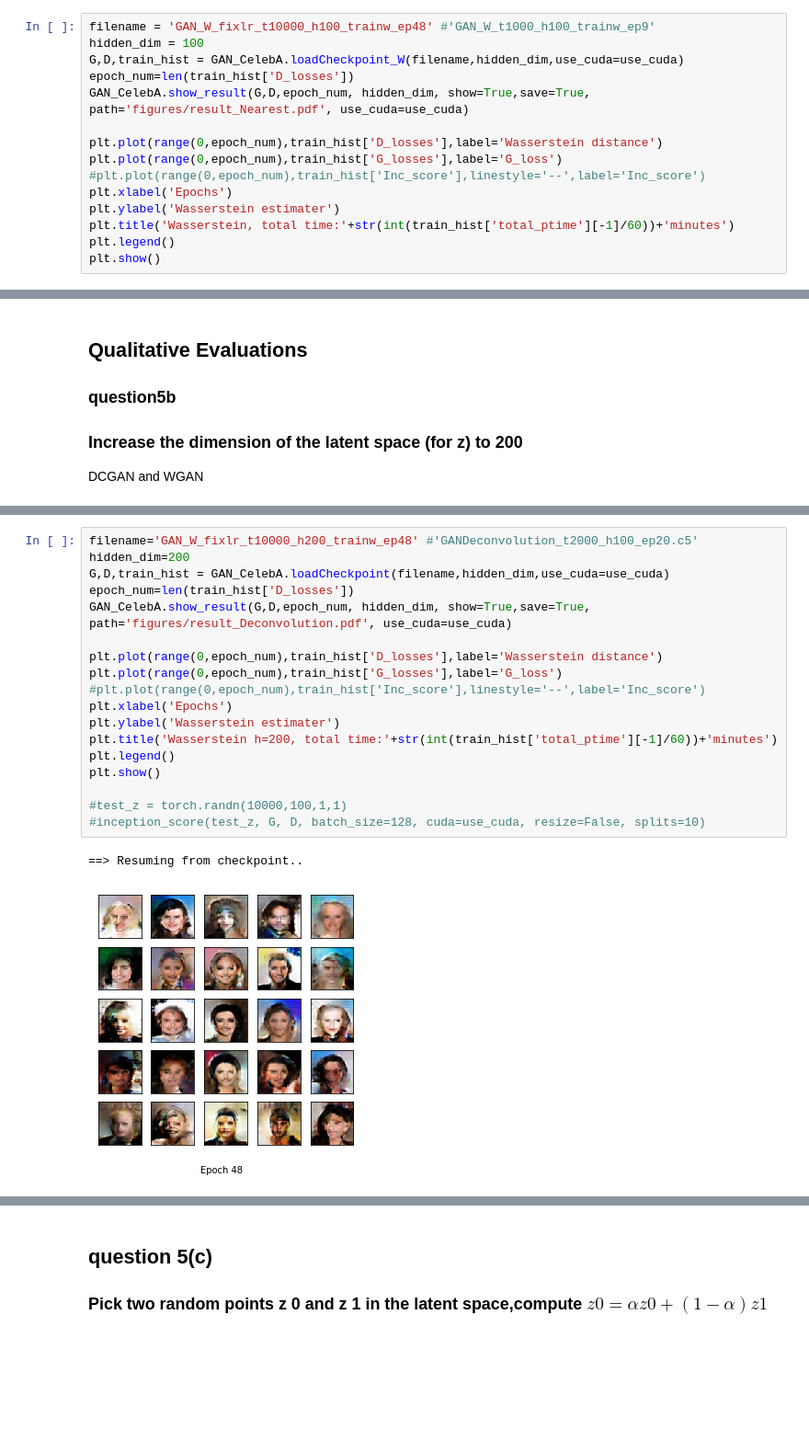
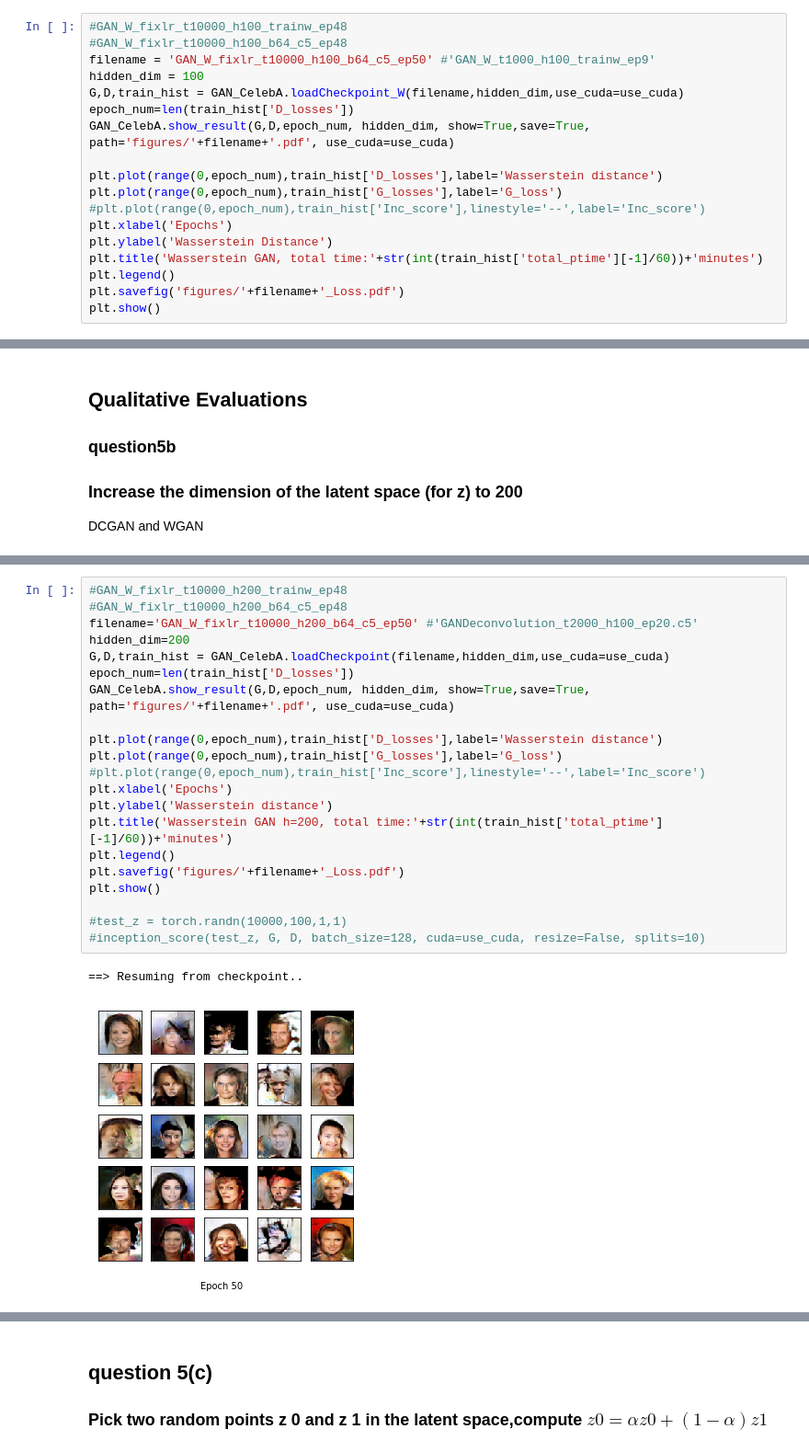
Before and after one commit to fanxiao001/ift6135-assignment, a Jupyter notebook: assignment4/ift6135_hwk4.ipynb, the cells around one changed output, grey strips where cells are left out. Shown at 92% size. Cells and saved outputs as stored; diff of their text form; blank space fills up the shorter version.

```diff
--- a/assignment4/ift6135_hwk4.ipynb
+++ b/assignment4/ift6135_hwk4.ipynb
@@ -229,19 +219,22 @@ Avg per epoch ptime: 302.78s, total 30 epochs ptime: 10506.59s
 # %% [markdown]
 ## Wasserstein GAN (question4-5)
 # %%
-filename = 'GAN_W_fixlr_t10000_h100_trainw_ep48' #'GAN_W_t1000_h100_trainw_ep9'
+#GAN_W_fixlr_t10000_h100_trainw_ep48
+#GAN_W_fixlr_t10000_h100_b64_c5_ep48
+filename = 'GAN_W_fixlr_t10000_h100_b64_c5_ep50' #'GAN_W_t1000_h100_trainw_ep9'
 hidden_dim = 100
 G,D,train_hist = GAN_CelebA.loadCheckpoint_W(filename,hidden_dim,use_cuda=use_cuda)
 epoch_num=len(train_hist['D_losses'])
-GAN_CelebA.show_result(G,D,epoch_num, hidden_dim, show=True,save=True, path='figures/result_Nearest.pdf', use_cuda=use_cuda)
+GAN_CelebA.show_result(G,D,epoch_num, hidden_dim, show=True,save=True, path='figures/'+filename+'.pdf', use_cuda=use_cuda)
 
 plt.plot(range(0,epoch_num),train_hist['D_losses'],label='Wasserstein distance')
 plt.plot(range(0,epoch_num),train_hist['G_losses'],label='G_loss')
 #plt.plot(range(0,epoch_num),train_hist['Inc_score'],linestyle='--',label='Inc_score')
 plt.xlabel('Epochs')
-plt.ylabel('Wasserstein estimater')
-plt.title('Wasserstein, total time:'+str(int(train_hist['total_ptime'][-1]/60))+'minutes')
+plt.ylabel('Wasserstein Distance')
+plt.title('Wasserstein GAN, total time:'+str(int(train_hist['total_ptime'][-1]/60))+'minutes')
 plt.legend()
+plt.savefig('figures/'+filename+'_Loss.pdf')
 plt.show()
 # %% [output]
 ==> Resuming from checkpoint..
@@ -282,22 +278,25 @@ plt.show()
 [figure]
 # %%
-filename='GAN_W_fixlr_t10000_h200_trainw_ep48' #'GANDeconvolution_t2000_h100_ep20.c5'
+#GAN_W_fixlr_t10000_h200_trainw_ep48
+#GAN_W_fixlr_t10000_h200_b64_c5_ep48
+filename='GAN_W_fixlr_t10000_h200_b64_c5_ep50' #'GANDeconvolution_t2000_h100_ep20.c5'
 hidden_dim=200
 G,D,train_hist = GAN_CelebA.loadCheckpoint(filename,hidden_dim,use_cuda=use_cuda)
 epoch_num=len(train_hist['D_losses'])
-GAN_CelebA.show_result(G,D,epoch_num, hidden_dim, show=True,save=True, path='figures/result_Deconvolution.pdf', use_cuda=use_cuda)
+GAN_CelebA.show_result(G,D,epoch_num, hidden_dim, show=True,save=True, path='figures/'+filename+'.pdf', use_cuda=use_cuda)
 
 plt.plot(range(0,epoch_num),train_hist['D_losses'],label='Wasserstein distance')
 plt.plot(range(0,epoch_num),train_hist['G_losses'],label='G_loss')
 #plt.plot(range(0,epoch_num),train_hist['Inc_score'],linestyle='--',label='Inc_score')
 plt.xlabel('Epochs')
-plt.ylabel('Wasserstein estimater')
-plt.title('Wasserstein h=200, total time:'+str(int(train_hist['total_ptime'][-1]/60))+'minutes')
+plt.ylabel('Wasserstein distance')
+plt.title('Wasserstein GAN h=200, total time:'+str(int(train_hist['total_ptime'][-1]/60))+'minutes')
 plt.legend()
+plt.savefig('figures/'+filename+'_Loss.pdf')
 plt.show()
 
 #test_z = torch.randn(10000,100,1,1)
 #inception_score(test_z, G, D, batch_size=128, cuda=use_cuda, resize=False, splits=10)
 # %% [output]
 ==> Resuming from checkpoint..
-[figure, old version]
+[figure, new version]
```
Also changed, not shown: parts of 14 cells of this notebook, 4 other files.
